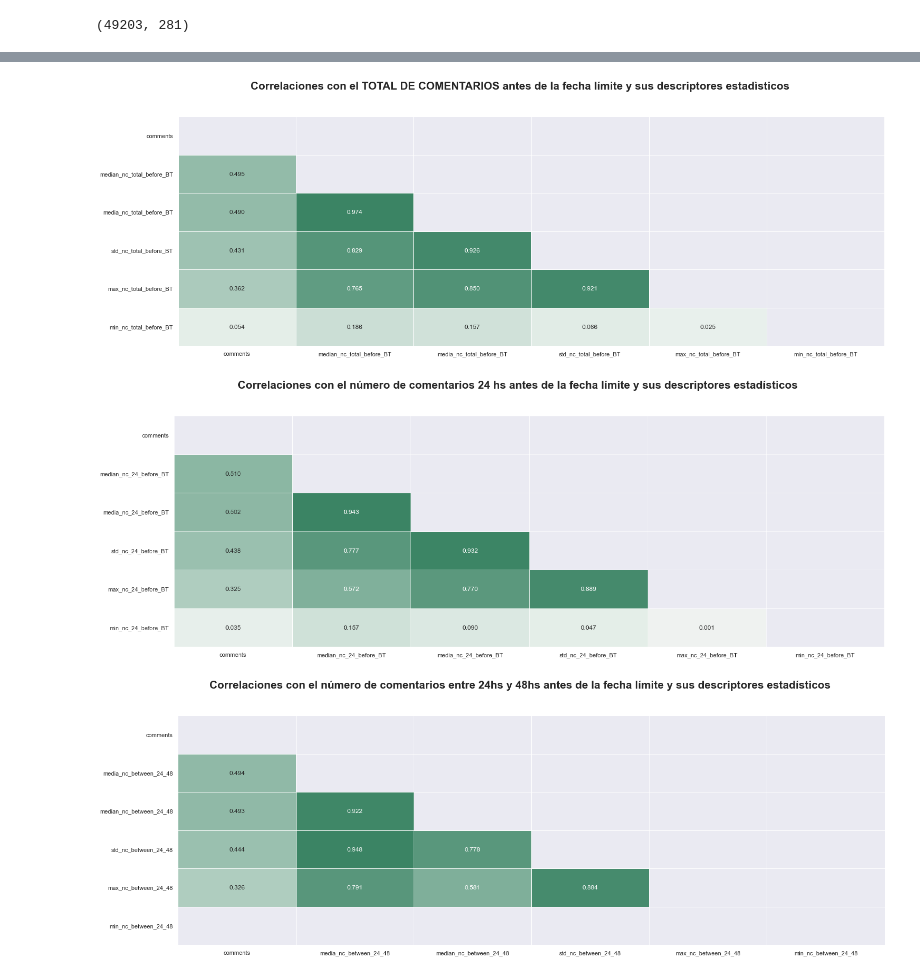
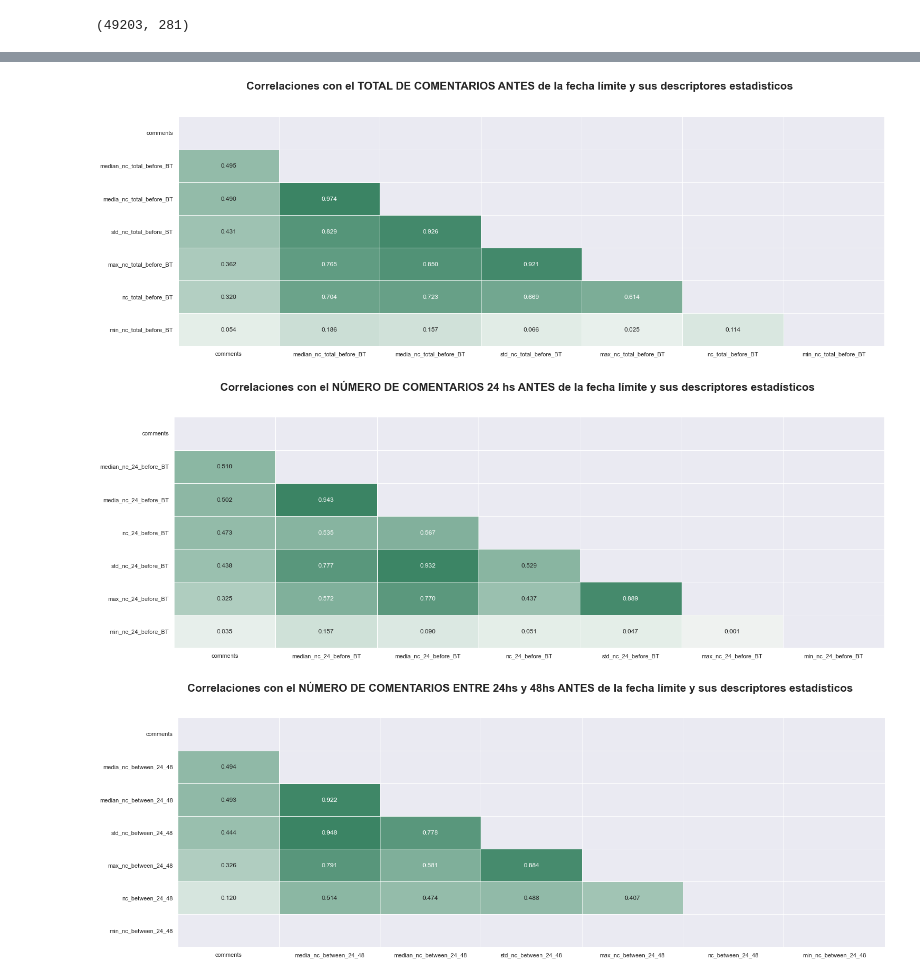
Before and after one commit to jtentor/DHDSFW, a Jupyter notebook: EDA_00.ipynb, the cells around one changed output, grey strips where cells are left out. Cells and saved outputs as stored; diff of their text form; code cells hidden in the pictures.

```diff
--- a/EDA_00.ipynb
+++ b/EDA_00.ipynb
@@ -33,6 +33,7 @@ def blogData_train_read() :
 
     data = pd.read_csv("./data/blogData_train.csv", header=None)
     data.drop_duplicates(inplace=True)
+    data.reset_index(drop=True, inplace=True)
 
     header = pd.read_csv("./data/blogData_label.csv", header=None)
     header = list(header[0])
@@ -140,20 +152,18 @@ def show_corr(data, target) :
 # %%
 
-fig = set_figure(24, 8, suptitle='Correlaciones con el TOTAL DE COMENTARIOS antes de la fecha límite y sus descriptores estadìsticos')
-show_corr(data=data[labels['sd_nc_total_before_BT'] + [target]], target=target)
+fig = set_figure(24, 8, suptitle='Correlaciones con el TOTAL DE COMENTARIOS ANTES de la fecha límite y sus descriptores estadìsticos')
+show_corr(data=data[labels['nc_total_before_BT'] + labels['sd_nc_total_before_BT'] + [target]], target=target)
 # %% [output]
-[figure, old version]
+[figure, new version]
 # %%
-# show_partial_corr(data=data, target=target, labels=labels['nc_24_before_BT'], title='Correlación de características - nc_24_before_BT')
 
-fig = set_figure(24, 8, suptitle='Correlaciones con el número de comentarios 24 hs antes de la fecha límite y sus descriptores estadísticos')
-show_corr(data=data[labels['sd_nc_24_before_BT'] + [target]], target=target)
+fig = set_figure(24, 8, suptitle='Correlaciones con el NÚMERO DE COMENTARIOS 24 hs ANTES de la fecha límite y sus descriptores estadísticos')
+show_corr(data=data[labels['nc_24_before_BT'] + labels['sd_nc_24_before_BT'] + [target]], target=target)
 # %% [output]
-[figure, old version]
+[figure, new version]
 # %%
-# show_partial_corr(data=data, target=target, labels=labels['nc_between_24_48'], title='Correlación de características - nc_between_24_48')
 
-fig = set_figure(24, 8, suptitle='Correlaciones con el número de comentarios entre 24hs y 48hs antes de la fecha límite y sus descriptores estadísticos')
-show_corr(data=data[labels['sd_nc_between_24_48'] + [target]], target=target)
+fig = set_figure(24, 8, suptitle='Correlaciones con el NÚMERO DE COMENTARIOS ENTRE 24hs y 48hs ANTES de la fecha límite y sus descriptores estadísticos')
+show_corr(data=data[labels['nc_between_24_48'] + labels['sd_nc_between_24_48'] + [target]], target=target)
 # %% [output]
-[figure, old version]
+[figure, new version]
```
Also changed, not shown: parts of 15 cells of this notebook, 2 other files.
